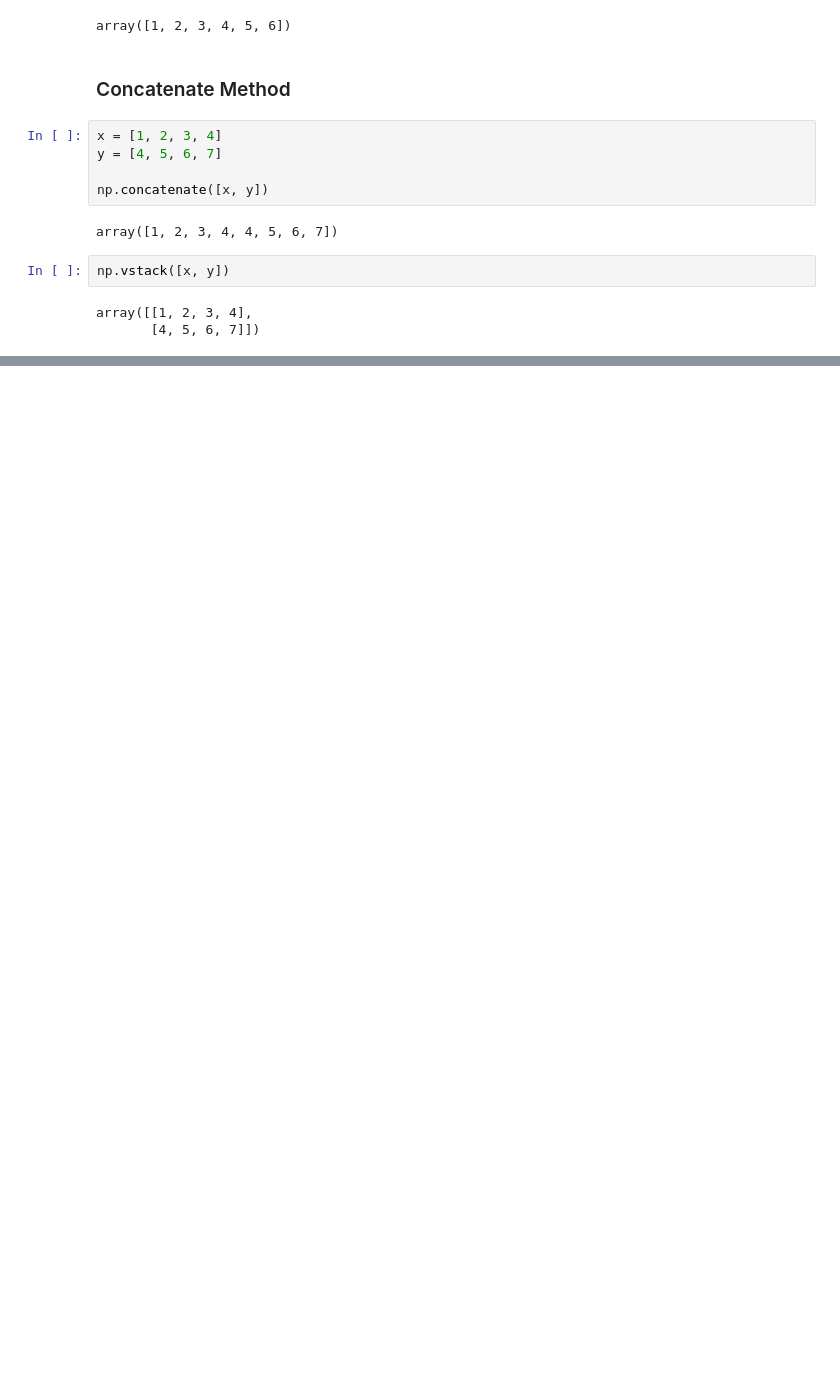
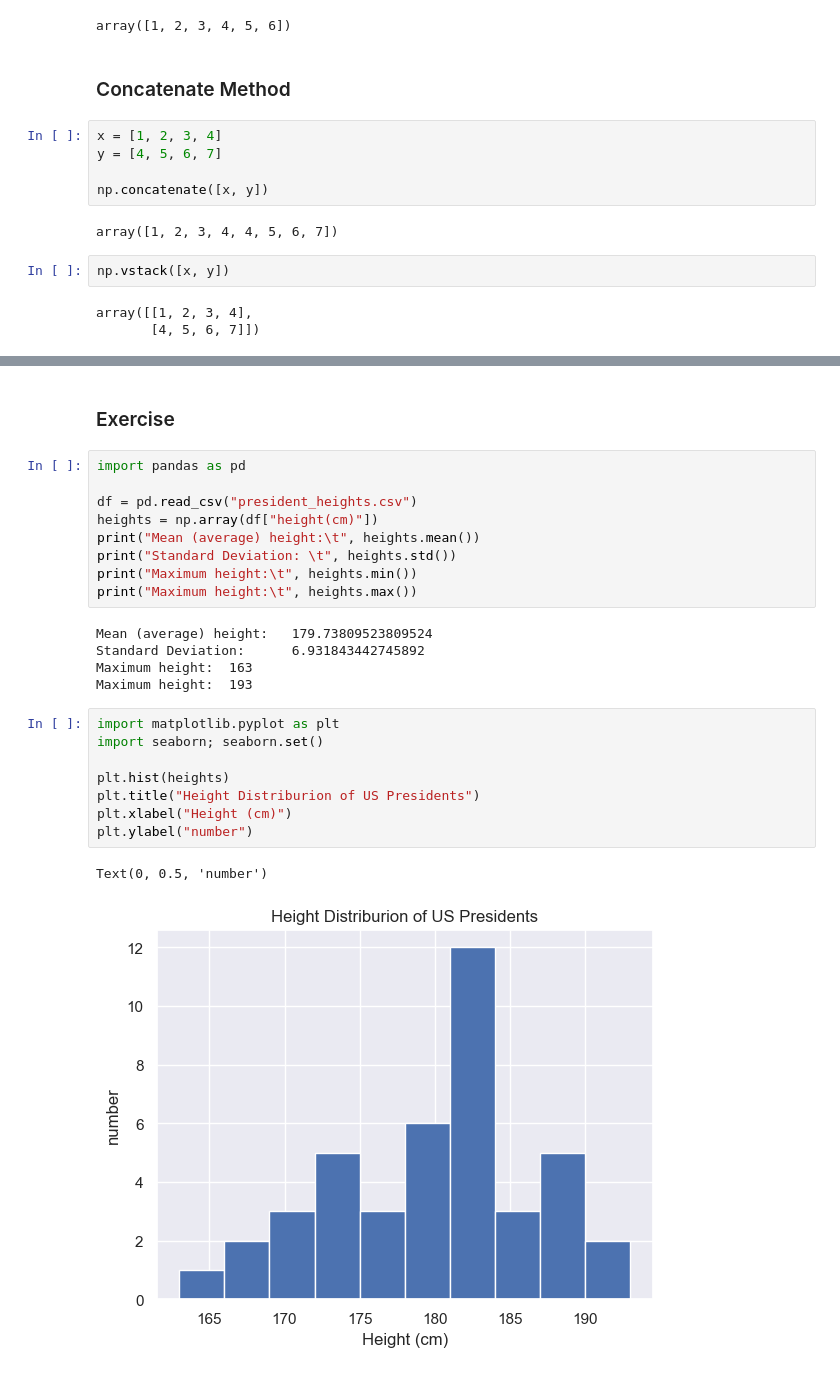
Before and after one commit to OtakuGod0/Data-Science, a Jupyter notebook: Python-Libraries/Numpy.ipynb, the cells around one changed output, grey strips where cells are left out. Cells and saved outputs as stored; diff of their text form; blank space fills up the shorter version.

```diff
--- a/Python-Libraries/Numpy.ipynb
+++ b/Python-Libraries/Numpy.ipynb
@@ -193,0 +250,27 @@ ValueError: all the input array dimensions except for the concatenation axis mus
+# %% [markdown]
+### Exercise
+# %%
+import pandas as pd
+
+df = pd.read_csv("president_heights.csv")
+heights = np.array(df["height(cm)"])
+print("Mean (average) height:\t", heights.mean())
+print("Standard Deviation: \t", heights.std())
+print("Maximum height:\t", heights.min())
+print("Maximum height:\t", heights.max())
+# %% [output]
+Mean (average) height:   179.73809523809524
+Standard Deviation:      6.931843442745892
+Maximum height:  163
+Maximum height:  193
+# %%
+import matplotlib.pyplot as plt
+import seaborn; seaborn.set()
+
+plt.hist(heights)
+plt.title("Height Distriburion of US Presidents")
+plt.xlabel("Height (cm)")
+plt.ylabel("number")
+# %% [output]
+Text(0, 0.5, 'number')
+[figure, added]
```
Also changed, not shown: parts of 11 cells of this notebook, 2 other files.
